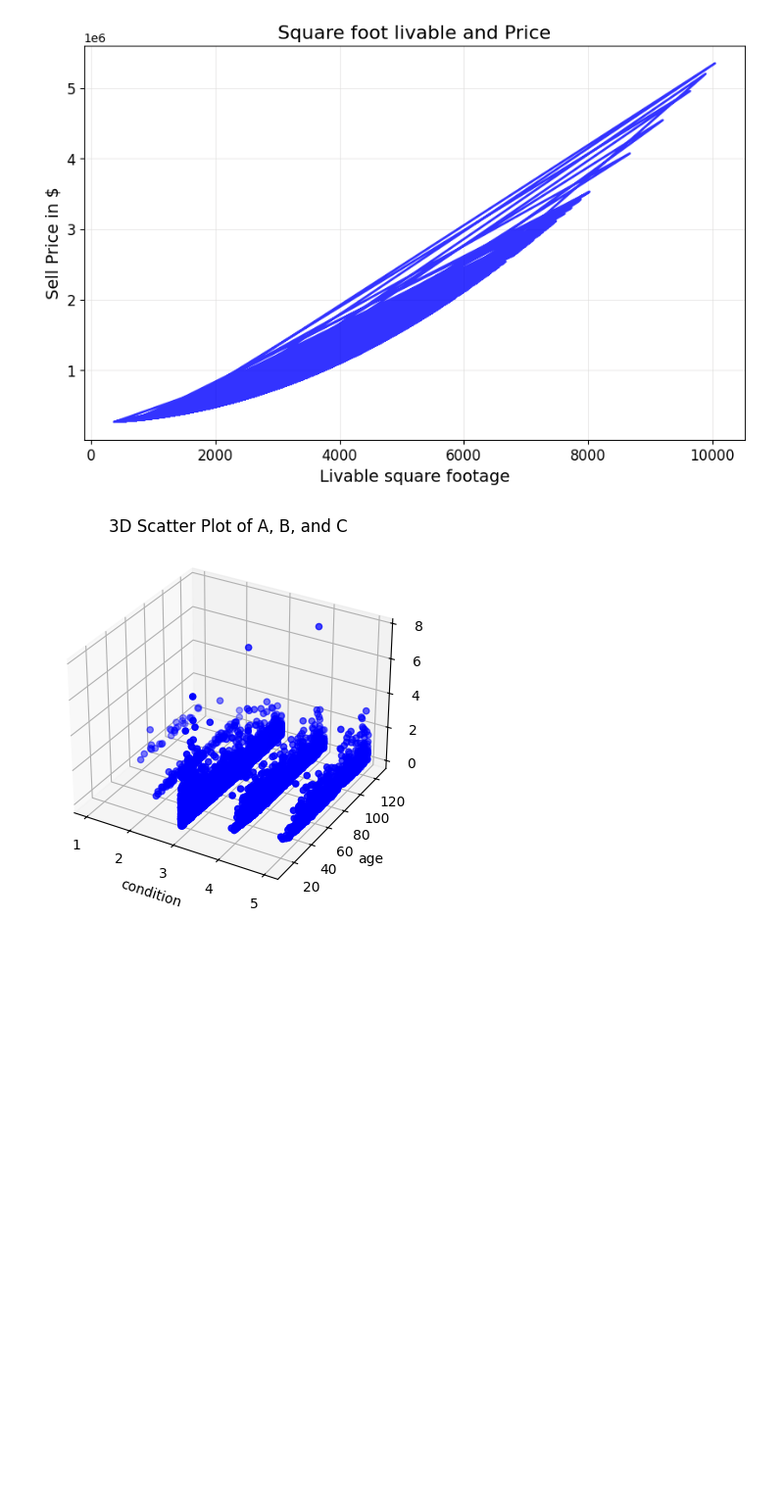
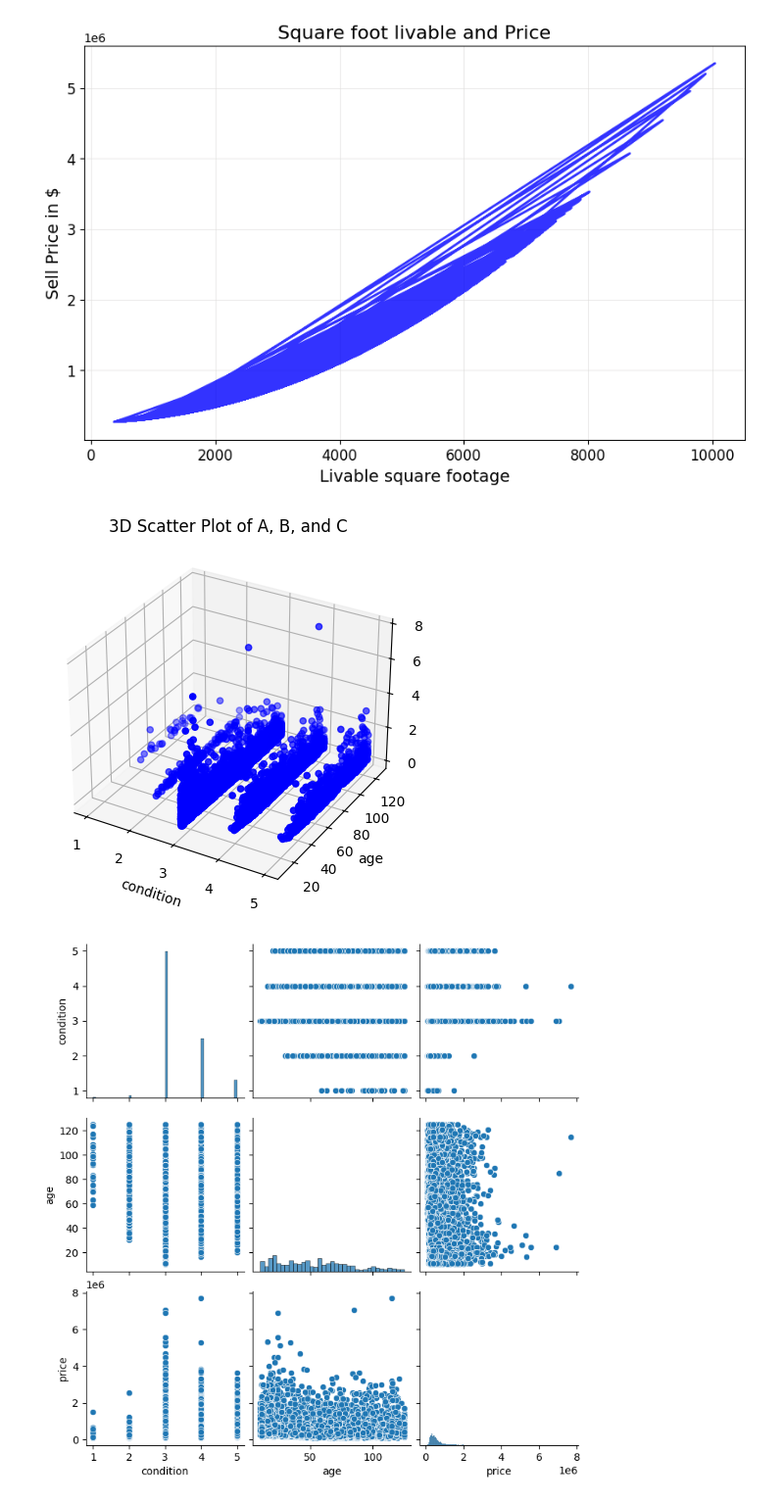
Before and after one commit to BasaJess/250213_DS_EDA_Project, a Jupyter notebook: 3_EDA_Excercise.ipynb, the cells around one changed output. Shown at 98% size. Drawn from its saved outputs; the diff is of its cells as text; code cells hidden in the pictures; blank space fills up the shorter version.

```diff
--- a/3_EDA_Excercise.ipynb
+++ b/3_EDA_Excercise.ipynb
@@ -184,30 +183,36 @@ See the caveats in the documentation: https://pandas.pydata.org/pandas-docs/stab
 # if not possible , use a 2D scatter with different colors inddicating whether the house has been remodeled
 from mpl_toolkits.mplot3d import Axes3D
 
 data = df[['condition', 'yr_built', 'price']].copy() # prepare data in a new df
 # Perform an arithmetic operation: create a new column 'age' as the difference of '2025' and 'yr_built'
 data['age'] = 2025 - data['yr_built']
 data = data[['condition', 'age', 'price']]
 # initialize the figure and 3D axis
 fig = plt.figure()
 ax = fig.add_subplot(111, projection = '3d')
 # plot data
 ax.scatter(data['condition'], data['age'], data['price'], c='b', marker='o')
 # set labels
 ax.set_xlabel('condition')
 ax.set_ylabel('age')
 ax.set_zlabel('price')
 ax.set_title('3D Scatter Plot of A, B, and C')
 
 import plotly.express as px
 
 # Create 3D scatter plot
 fig = px.scatter_3d(data, x='condition', y='age', z='price', title='Interactive 3D Scatter Plot')
 # Update layout for larger size
 fig.update_layout(
     width=1200,  # Width in pixels
     height=800   # Height in pixels
 )
 fig.show()
+fig.write_html('data/condition_age_price.html')
+
+# not totally happy about the results, I want to explore the relation of the values combined
+sns.pairplot(data)
+plt.show()
 # %% [output]
 [figure]
+[figure, added]
```
Also changed, not shown: parts of 6 cells of this notebook, 4 other files.
